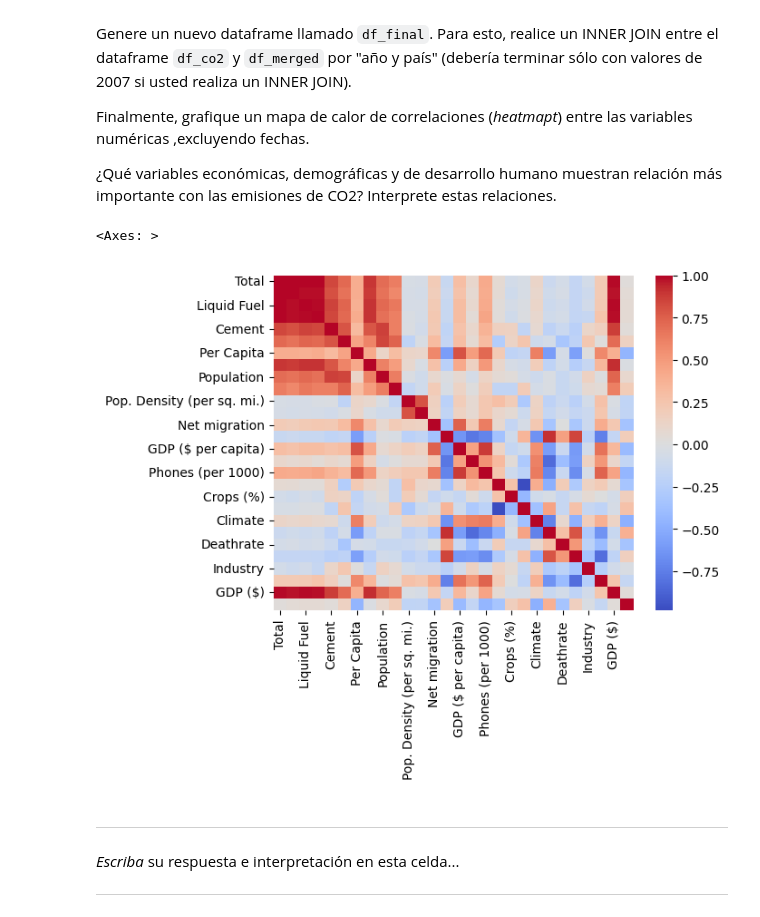
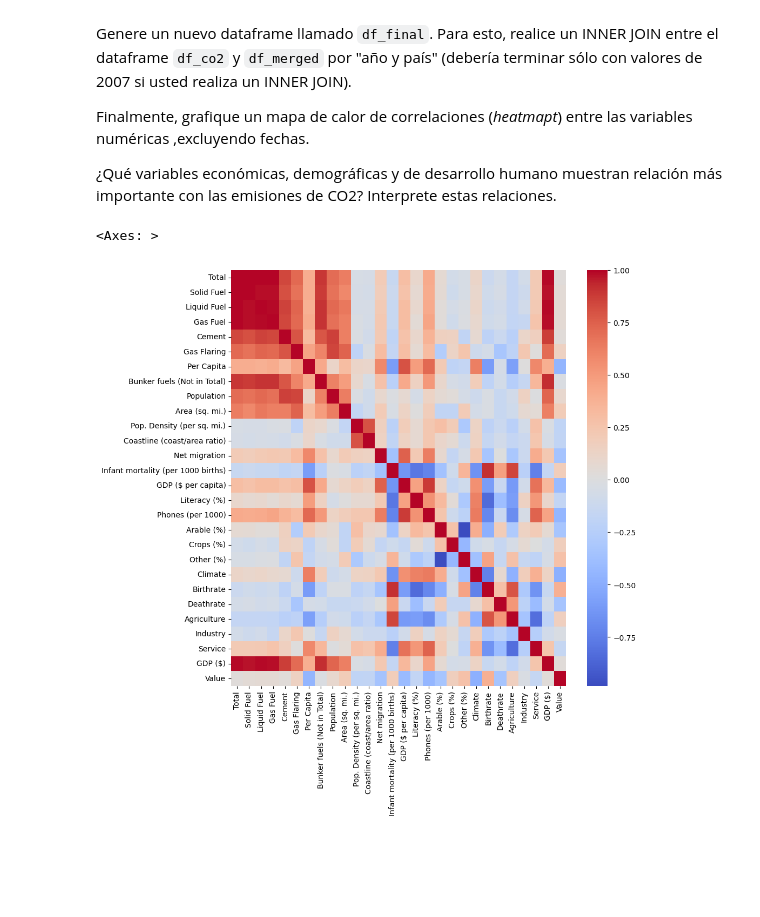
Before and after one commit to cpinovillagran2/Tarea1, a Jupyter notebook: Tarea_1.ipynb, the cells around one changed output. Cells and saved outputs as stored; diff of their text form; code cells hidden in the pictures; blank space fills up the shorter version.

```diff
--- a/Tarea_1.ipynb
+++ b/Tarea_1.ipynb
@@ -972,23 +955,15 @@ Finalmente, grafique un mapa de calor de correlaciones (_heatmapt_) entre las va
 # %%
 df_merged['date']=pd.to_datetime(df_merged["date"],format='%Y')
 df_co2['Year']=pd.to_datetime(df_co2["Year"],format='%Y')
 
 df_final=pd.merge(df_co2,df_merged,how='inner',left_on=['Country','Year'],right_on=['Country','date'])
 df_final
 variables=df_final.columns.drop(['date', 'Region', 'Country Name', 'Country Code', 'Country', 'Year_x', 'Year_y'])
 
 corr=df_final[df_final.dtypes[df_final.dtypes != "object"].index].corr()[variables].dropna()
 
+plt.figure(figsize=(10,10))
 sns.heatmap(corr, cmap='coolwarm')
 # %% [output]
 <Axes: >
-[figure, old version]
+[figure, new version]
-# %% [markdown]
----
-
-
-*Escriba* su respuesta e interpretación en esta celda...
-
-
-
----
```
Also changed, not shown: parts of 6 cells of this notebook.
